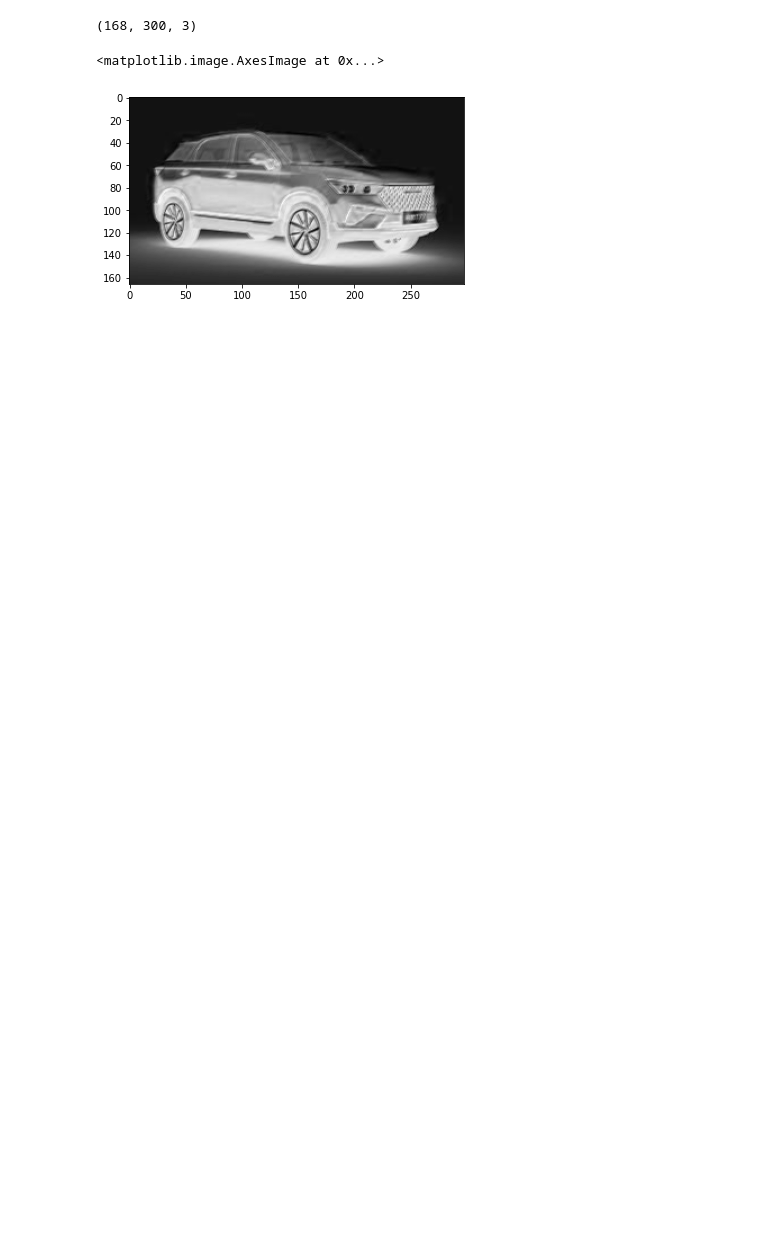
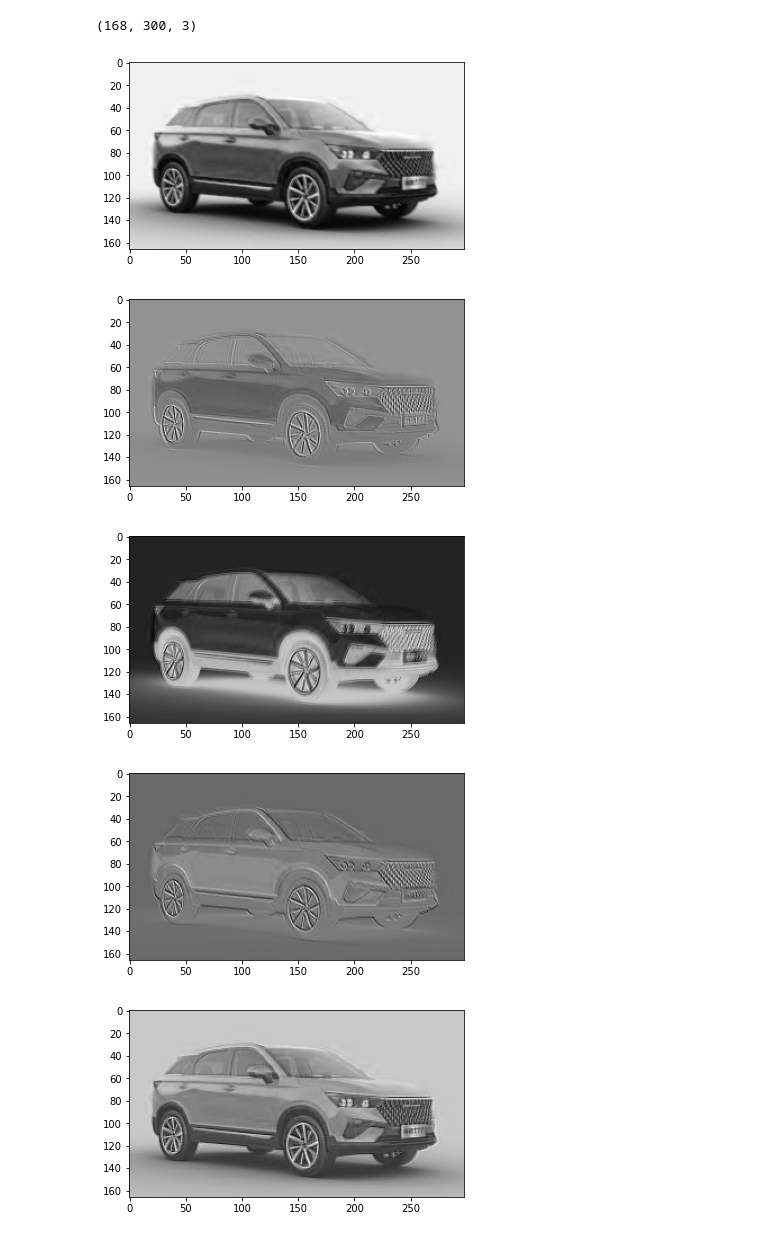
Before and after one commit to sharad28/Fun_implementation, a Jupyter notebook: CNN/Implementation_of_basic_CNN.ipynb, the cells around one changed output. Saved outputs shown, nothing was run; the diff lists cells and outputs as text; code cells hidden in the pictures; blank space fills up the shorter version.

```diff
--- a/CNN/Implementation_of_basic_CNN.ipynb
+++ b/CNN/Implementation_of_basic_CNN.ipynb
@@ -26,7 +26,8 @@ car_rgb.shape
 # %% [output]
 (168, 300, 3)
 # %%
-conv_layer = tf.keras.layers.Conv2D(filters=1,kernel_size=3,input_shape=car_rgb.shape)
+filters=5
+conv_layer = tf.keras.layers.Conv2D(filters=filters,kernel_size=3,input_shape=car_rgb.shape)
 model = tf.keras.Sequential(conv_layer)
 model.summary()
 # %% [output]
@@ -53,7 +54,12 @@ _,row,col,depth = out.shape
 # %%
 out= out.reshape(row,col,depth)
 # plt.imshow(out)
-plt.imshow(out[:,:,0],cmap="gray")
+for i in range(filters):
+  plt.imshow(out[:,:,i],cmap="gray")
+  plt.show()
 # %% [output]
-<matplotlib.image.AxesImage at 0x...>
-[figure, old version]
+[figure, new version]
+[figure, added]
+[figure, added]
+[figure, added]
+[figure, added]
```
Also changed, not shown: parts of 1 cell of this notebook.
